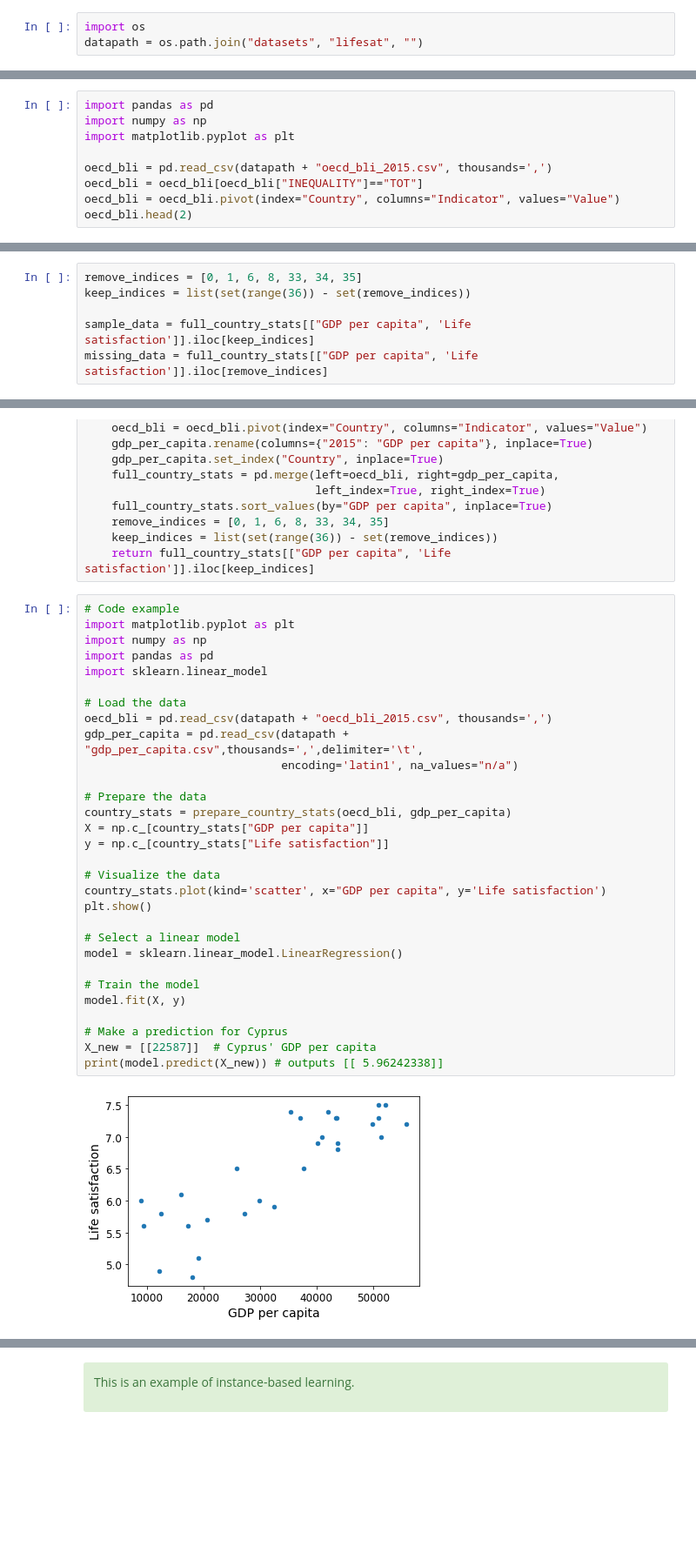
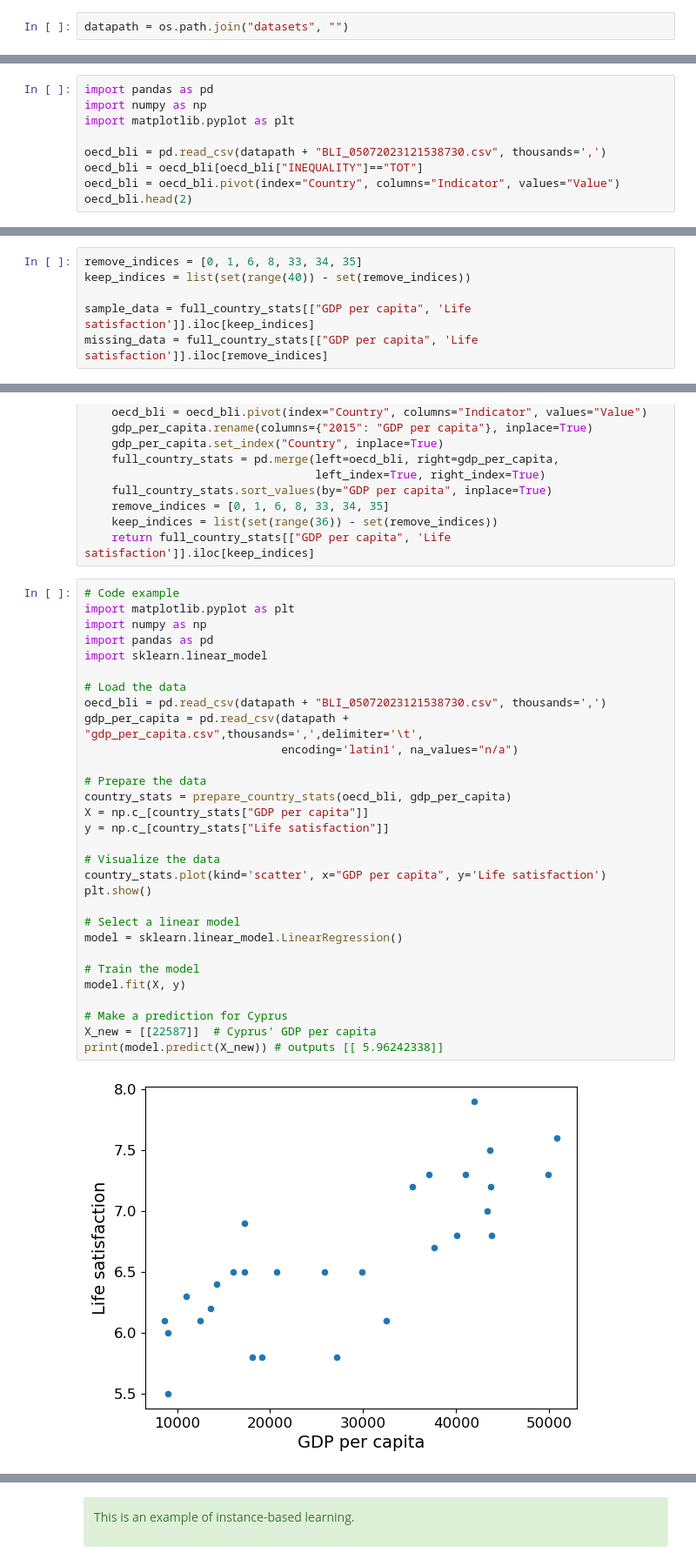
Before and after one commit to couzhei/ai-journey, a Jupyter notebook: classical-ml/01_the_machine_learning_landscape.ipynb, the cells around one changed output, grey strips where cells are left out. Shown: that part at 87% size. Drawn from its saved outputs; the diff is of its cells as text; blank space fills up the shorter version.

```diff
--- a/classical-ml/01_the_machine_learning_landscape.ipynb
+++ b/classical-ml/01_the_machine_learning_landscape.ipynb
@@ -220,6 +234,5 @@ np.random.seed(42)
 # %%
-import os
-datapath = os.path.join("datasets", "lifesat", "")
+datapath = os.path.join("datasets", "")
 # %%
 # To plot pretty figures directly within Jupyter
 %matplotlib inline
@@ -293,7 +306,7 @@ import pandas as pd
 import numpy as np
 import matplotlib.pyplot as plt
 
-oecd_bli = pd.read_csv(datapath + "oecd_bli_2015.csv", thousands=',')
+oecd_bli = pd.read_csv(datapath + "BLI_05072023121538730.csv", thousands=',')
 oecd_bli = oecd_bli[oecd_bli["INEQUALITY"]=="TOT"]
 oecd_bli = oecd_bli.pivot(index="Country", columns="Indicator", values="Value")
 oecd_bli.head(2)
@@ -362,7 +373,7 @@ Life satisfaction        7.200
 Name: United States, dtype: float64
 # %%
 remove_indices = [0, 1, 6, 8, 33, 34, 35]
-keep_indices = list(set(range(36)) - set(remove_indices))
+keep_indices = list(set(range(40)) - set(remove_indices))
 
 sample_data = full_country_stats[["GDP per capita", 'Life satisfaction']].iloc[keep_indices]
 missing_data = full_country_stats[["GDP per capita", 'Life satisfaction']].iloc[remove_indices]
@@ -512,32 +523,32 @@ def prepare_country_stats(oecd_bli, gdp_per_capita):
 # %%
 # Code example
 import matplotlib.pyplot as plt
 import numpy as np
 import pandas as pd
 import sklearn.linear_model
 
 # Load the data
-oecd_bli = pd.read_csv(datapath + "oecd_bli_2015.csv", thousands=',')
+oecd_bli = pd.read_csv(datapath + "BLI_05072023121538730.csv", thousands=',')
 gdp_per_capita = pd.read_csv(datapath + "gdp_per_capita.csv",thousands=',',delimiter='\t',
                              encoding='latin1', na_values="n/a")
 
 # Prepare the data
 country_stats = prepare_country_stats(oecd_bli, gdp_per_capita)
 X = np.c_[country_stats["GDP per capita"]]
 y = np.c_[country_stats["Life satisfaction"]]
 
 # Visualize the data
 country_stats.plot(kind='scatter', x="GDP per capita", y='Life satisfaction')
 plt.show()
 
 # Select a linear model
 model = sklearn.linear_model.LinearRegression()
 
 # Train the model
 model.fit(X, y)
 
 # Make a prediction for Cyprus
 X_new = [[22587]]  # Cyprus' GDP per capita
 print(model.predict(X_new)) # outputs [[ 5.96242338]]
 # %% [output]
-[figure, old version]
+[figure, new version]
```
Also changed, not shown: parts of 23 cells of this notebook, 7 other files.
